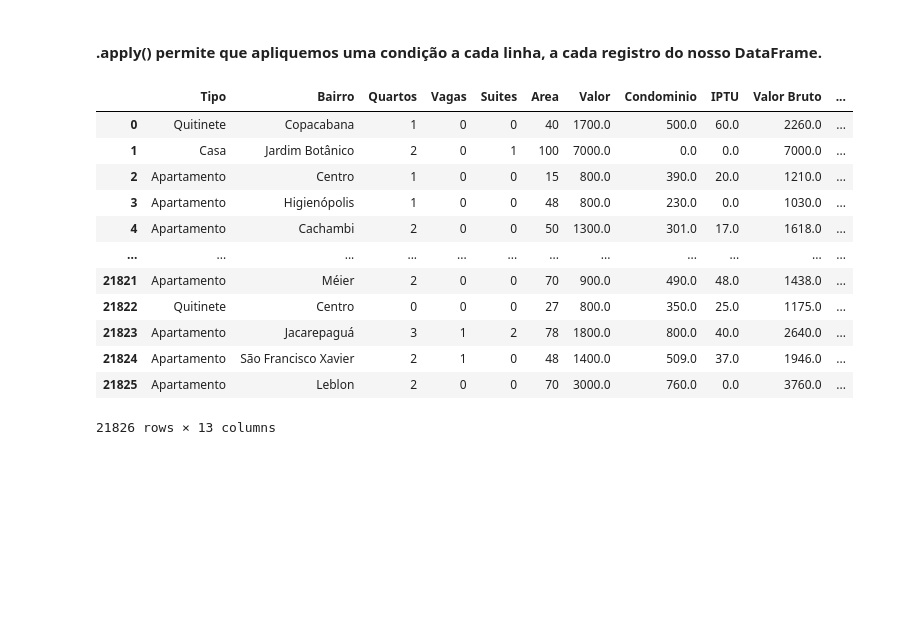
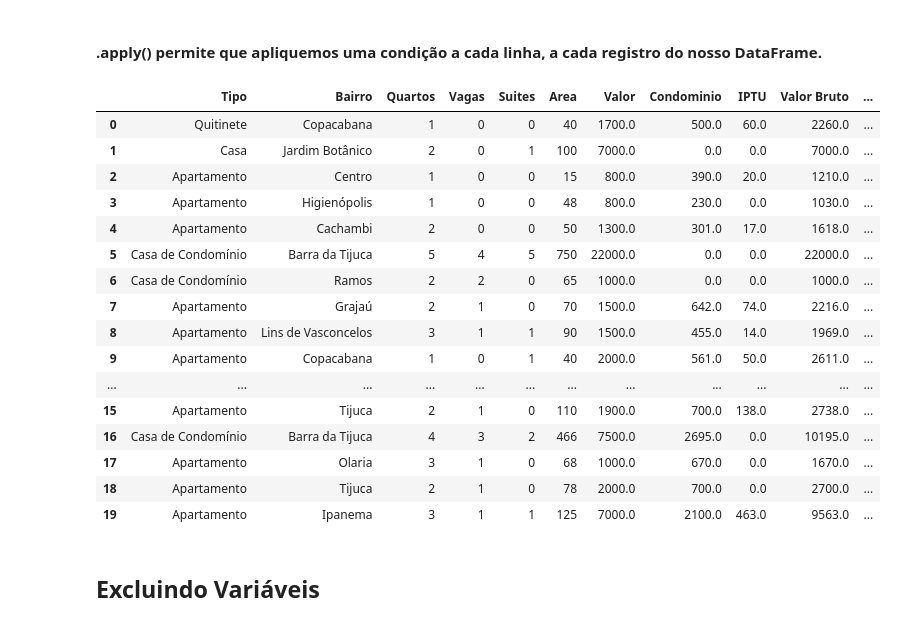
Before and after one commit to undevalmeida/Python-Pandas---Tratanto-e-analisando-dados, a Jupyter notebook: Criando Novas Variáveis.ipynb, the cells around one changed output. Saved outputs shown, nothing was run; the diff lists cells and outputs as text; code cells hidden in the pictures; blank space fills up the shorter version.

Commit message:
Continuação de criação de novas variáveis

```diff
--- a/Criando Novas Variáveis.ipynb
+++ b/Criando Novas Variáveis.ipynb
@@ -91,24 +91,30 @@ dados.head(10)
 # %% [markdown]
 ### Lambda
 # %%
-casa = ['Casa', 'Casa de Condominio', 'Casa de Vila']
+casa = ['Casa', 'Casa de Condomínio', 'Casa de Vila']
 # %% [markdown]
 #### .apply() permite que apliquemos uma condição a cada linha, a cada registro do nosso DataFrame.
 # %%
-dados['Tico Agregado'] = dados['Tipo'].apply(lambda x: 'Casa' if x in casa else 'Apartamento')
+dados['Tipo Agregado'] = dados['Tipo'].apply(lambda x: 'Casa' if x in casa else 'Apartamento')
 # %%
-dados
+dados.head(20)
 # %% [output]
 |  | Tipo | Bairro | Quartos | Vagas | Suites | Area | Valor | Condominio | IPTU | Valor Bruto | ... |
 | 0 | Quitinete | Copacabana | 1 | 0 | 0 | 40 | 1700.0 | 500.0 | 60.0 | 2260.0 | ... |
 | 1 | Casa | Jardim Botânico | 2 | 0 | 1 | 100 | 7000.0 | 0.0 | 0.0 | 7000.0 | ... |
 | 2 | Apartamento | Centro | 1 | 0 | 0 | 15 | 800.0 | 390.0 | 20.0 | 1210.0 | ... |
 | 3 | Apartamento | Higienópolis | 1 | 0 | 0 | 48 | 800.0 | 230.0 | 0.0 | 1030.0 | ... |
 | 4 | Apartamento | Cachambi | 2 | 0 | 0 | 50 | 1300.0 | 301.0 | 17.0 | 1618.0 | ... |
+| 5 | Casa de Condomínio | Barra da Tijuca | 5 | 4 | 5 | 750 | 22000.0 | 0.0 | 0.0 | 22000.0 | ... |
+| 6 | Casa de Condomínio | Ramos | 2 | 2 | 0 | 65 | 1000.0 | 0.0 | 0.0 | 1000.0 | ... |
+| 7 | Apartamento | Grajaú | 2 | 1 | 0 | 70 | 1500.0 | 642.0 | 74.0 | 2216.0 | ... |
+| 8 | Apartamento | Lins de Vasconcelos | 3 | 1 | 1 | 90 | 1500.0 | 455.0 | 14.0 | 1969.0 | ... |
+| 9 | Apartamento | Copacabana | 1 | 0 | 1 | 40 | 2000.0 | 561.0 | 50.0 | 2611.0 | ... |
 | ... | ... | ... | ... | ... | ... | ... | ... | ... | ... | ... | ... |
-| 21821 | Apartamento | Méier | 2 | 0 | 0 | 70 | 900.0 | 490.0 | 48.0 | 1438.0 | ... |
-| 21822 | Quitinete | Centro | 0 | 0 | 0 | 27 | 800.0 | 350.0 | 25.0 | 1175.0 | ... |
-| 21823 | Apartamento | Jacarepaguá | 3 | 1 | 2 | 78 | 1800.0 | 800.0 | 40.0 | 2640.0 | ... |
-| 21824 | Apartamento | São Francisco Xavier | 2 | 1 | 0 | 48 | 1400.0 | 509.0 | 37.0 | 1946.0 | ... |
-| 21825 | Apartamento | Leblon | 2 | 0 | 0 | 70 | 3000.0 | 760.0 | 0.0 | 3760.0 | ... |
+| 15 | Apartamento | Tijuca | 2 | 1 | 0 | 110 | 1900.0 | 700.0 | 138.0 | 2738.0 | ... |
+| 16 | Casa de Condomínio | Barra da Tijuca | 4 | 3 | 2 | 466 | 7500.0 | 2695.0 | 0.0 | 10195.0 | ... |
+| 17 | Apartamento | Olaria | 3 | 1 | 0 | 68 | 1000.0 | 670.0 | 0.0 | 1670.0 | ... |
+| 18 | Apartamento | Tijuca | 2 | 1 | 0 | 78 | 2000.0 | 700.0 | 0.0 | 2700.0 | ... |
+| 19 | Apartamento | Ipanema | 3 | 1 | 1 | 125 | 7000.0 | 2100.0 | 463.0 | 9563.0 | ... |
-21826 rows × 13 columns
+# %% [markdown]
+## Excluindo Variáveis
```
Also changed, not shown: parts of 11 cells of this notebook, 1 other file.
